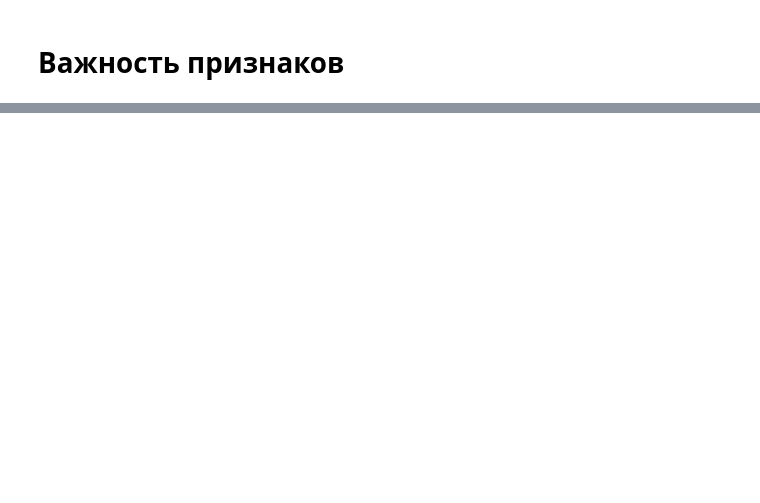
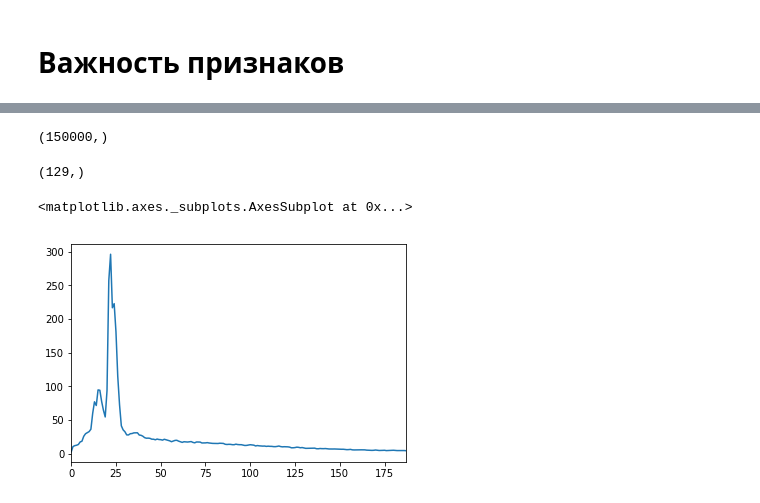
Before and after one commit to WLM1ke/LANL_Earthquake_Prediction, a Jupyter notebook: notebooks/EDA.ipynb, the cells around one changed output, grey strips where cells are left out. Cells and saved outputs as stored; diff of their text form; code cells hidden in the pictures; blank space fills up the shorter version.

```diff
--- a/notebooks/EDA.ipynb
+++ b/notebooks/EDA.ipynb
@@ -190,0 +205,2 @@ pd.read_pickle(proc_data.format("importance.pickle"))
+# %%
+num = 35
@@ -190,0 +213,13 @@ pd.read_pickle(proc_data.format("importance.pickle"))
+# %%
+df.x.iloc[num * block: (num + 1) * block].shape
+# %% [output]
+(150000,)
+# %%
+signal.welch(df.x.iloc[num * block: (num + 1) * block])[1].shape
+# %% [output]
+(129,)
+# %%
+pd.Series(signal.welch(df.x.iloc[num * block: (num + 1) * block], nperseg=375, nfft=375)[1]).plot()
+# %% [output]
+<matplotlib.axes._subplots.AxesSubplot at 0x...>
+[figure, added]
```
Also changed, not shown: parts of 28 cells of this notebook, 2 other files.
